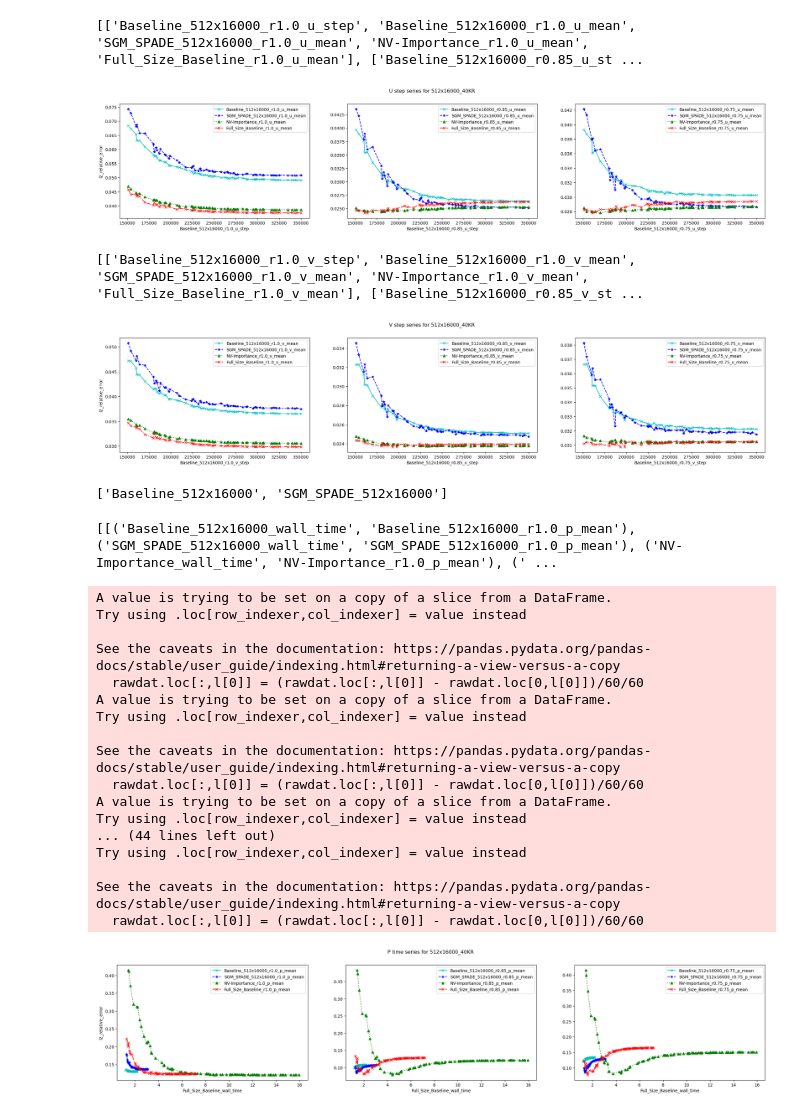
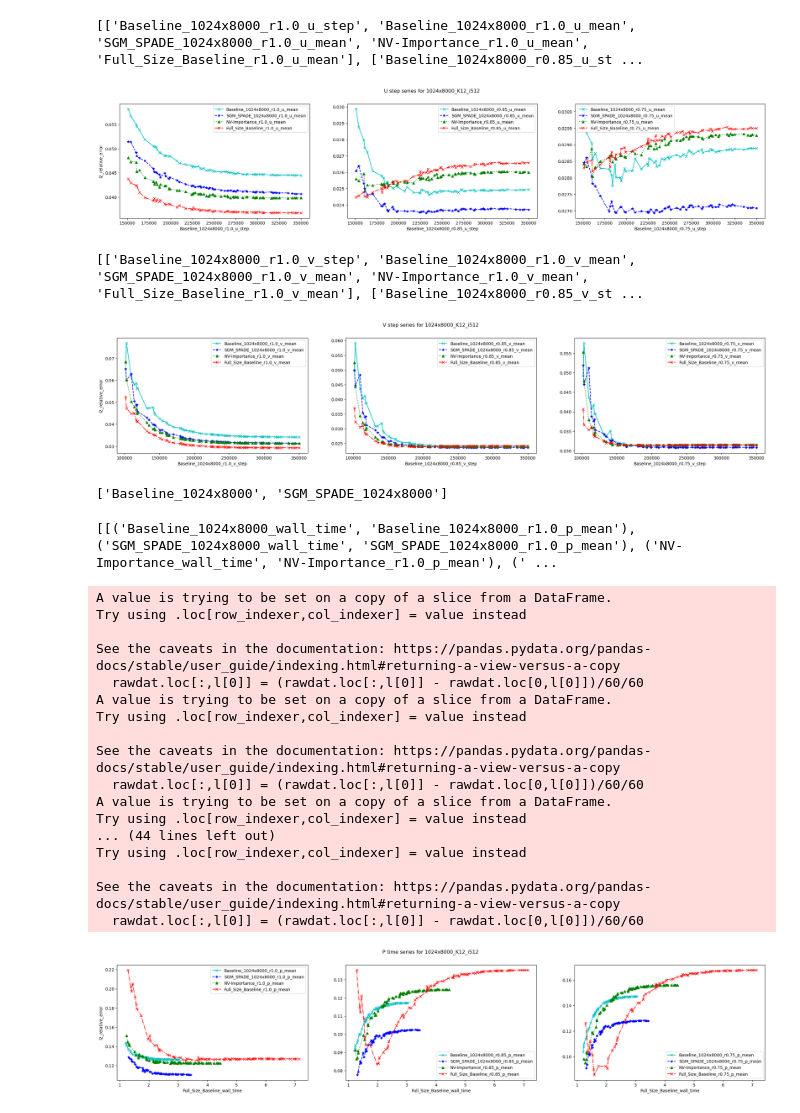
Before and after one commit to janticev/tensorboard-aggregator-modulus22, a Jupyter notebook: datagrabbing copy 5.ipynb, the cells around one changed output. Cells and saved outputs as stored; diff of their text form; code cells hidden in the pictures.

```diff
--- a/datagrabbing copy 5.ipynb
+++ b/datagrabbing copy 5.ipynb
@@ -8,13 +8,13 @@ variablesSplit = 'l2_relative_error_'
 validatorsRename = {'validator':'r1.0','validator_2':'r0.85','validator_3':'r0.75'}
 variablesID = 'validator'
 #TODO get subfolders automatically
-subfolders = ['Baseline_512x16000','SGM_SPADE_512x16000','NV-Importance','Full_Size_Baseline']
+subfolders = ['Baseline_1024x8000','SGM_SPADE_1024x8000','NV-Importance','Full_Size_Baseline']
 
 # run aggregates with these subfoldetrs
 #folder = 'C:/Users/jacec/Documents/Test_Runs/'
 folder = 'C:/Users/John Anticev/Documents/SCHOOL/aggregator_runs/'
 #aggregates = [folder+f+'/aggregates/' for f in os.listdir(folder) if os.path.isdir(folder+f)][0:1]
-aggregates = [folder+f+'/aggregates/' for f in ['512x16000_40KR'] if os.path.isdir(folder+f)]
+aggregates = [folder+f+'/aggregates/' for f in ['1024x8000_K12_i512'] if os.path.isdir(folder+f)]
 #all results will be in /aggregates, separated by tags from subfolders
 #find all validation files separated by subfolder
 files = []
@@ -113,7 +113,7 @@ agNames
 #plot step series p
 plotVars_p_allValidators = [[f'{subfolders[0]}_{j}_p_step'] + [f'{i}_{j}_p_mean' for i in subfolders ] for j in validatorsRename.values()]
 print(plotVars_p_allValidators)
-stepFilter = dataframes[0][f'{subfolders[0]}_r1.0_p_step'] >= 150000
+stepFilter = dataframes[0][f'{subfolders[0]}_r1.0_p_step'] >= 50000
 def set_cycler(ax):
     ax.set_prop_cycle(plt.cycler('color', ['r', 'b', 'g', 'c'])+
                       plt.cycler('linestyle', ['-','--',':','-.'])+
@@ -154,13 +154,13 @@ for i in range(len(dataframes)):
         set_cycler(axes[k])
         dataframes[i][j][stepFilter].plot(x=j[0],ax=axes[k])
 # %% [output]
-[['Baseline_512x16000_r1.0_u_step', 'Baseline_512x16000_r1.0_u_mean', 'SGM_SPADE_512x16000_r1.0_u_mean', 'NV-Importance_r1.0_u_mean', 'Full_Size_Baseline_r1.0_u_mean'], ['Baseline_512x16000_r0.85_u_st ...
+[['Baseline_1024x8000_r1.0_u_step', 'Baseline_1024x8000_r1.0_u_mean', 'SGM_SPADE_1024x8000_r1.0_u_mean', 'NV-Importance_r1.0_u_mean', 'Full_Size_Baseline_r1.0_u_mean'], ['Baseline_1024x8000_r0.85_u_st ...
-[figure, old version]
+[figure, new version]
 # %%
 #plot step series v
 plotVars_p_allValidators = [[f'{subfolders[0]}_{j}_v_step'] + [f'{i}_{j}_v_mean' for i in subfolders ] for j in validatorsRename.values()]
 print(plotVars_p_allValidators)
-stepFilter = dataframes[0][f'{subfolders[0]}_r1.0_v_step'] >= 150000
+stepFilter = dataframes[0][f'{subfolders[0]}_r1.0_v_step'] >= 100000
 #fmt = '[marker][line][color]' linestyle='--', marker='o', color='b'
 #fmts = ['-r','--*b',':^g','-.xc']
 #formats = {'marker':['.','*','^','x'], 'linestyle':['-','--',':','-.'], 'color':['r','b','g','c']}
@@ -173,12 +173,12 @@ for i in range(len(dataframes)):
         set_cycler(axes[k])
         dataframes[i][j][stepFilter].plot(x=j[0],ax=axes[k])
 # %% [output]
-[['Baseline_512x16000_r1.0_v_step', 'Baseline_512x16000_r1.0_v_mean', 'SGM_SPADE_512x16000_r1.0_v_mean', 'NV-Importance_r1.0_v_mean', 'Full_Size_Baseline_r1.0_v_mean'], ['Baseline_512x16000_r0.85_v_st ...
+[['Baseline_1024x8000_r1.0_v_step', 'Baseline_1024x8000_r1.0_v_mean', 'SGM_SPADE_1024x8000_r1.0_v_mean', 'NV-Importance_r1.0_v_mean', 'Full_Size_Baseline_r1.0_v_mean'], ['Baseline_1024x8000_r0.85_v_st ...
-[figure, old version]
+[figure, new version]
 # %%
 subfolders[slice(0,2)]
 # %% [output]
-['Baseline_512x16000', 'SGM_SPADE_512x16000']
+['Baseline_1024x8000', 'SGM_SPADE_1024x8000']
 # %%
 #plot time series p
 plotVar = 'p'
@@ -201,8 +201,10 @@ for i in range(len(dataframes)):
     fig, axes = plt.subplots(nrows=1, ncols=3, figsize = (28,5))
     fig.suptitle(f'{str.upper(plotVar)} time series for {agNames[i]}')
     axes[0].set_ylabel('l2_relative_error')
+    ylims = [(.011,.014),(.08,.16),(.08,.16)]
     for k,j in enumerate(plotVars_p_allValidators):
         set_cycler(axes[k])
+        #axes[k].set_ylim(*ylims[k])
         for l in j:
             rawdat = dataframes[i][list(l)]
             rawdat.loc[:,l[0]] = (rawdat.loc[:,l[0]] - rawdat.loc[0,l[0]])/60/60
@@ -213,35 +215,35 @@ for i in range(len(dataframes)):
 # rawdat = dataframes[0][['SGM_SPADE_validator_2_p_step','SGM_SPADE_wall_time','test_wall_time',
 #                         'SGM_SPADE_validator_2_p_mean','test_validator_2_p_mean']
 #               ][dataframes[0]['SGM_SPADE_validator_2_p_step'] >= 150000]
 # rawdat.loc[:,'SGM_SPADE_wall_time'] = (rawdat.loc[:,'SGM_SPADE_wall_time'] - rawdat.loc[0,'SGM_SPADE_wall_time'])/60/60
 # rawdat.loc[:,'test_wall_time'] = (rawdat.loc[:,'test_wall_time'] - rawdat.loc[0,'test_wall_time'])/60/60
 # #.plot(x='SGM_SPADE_validator_2_p_step', y = 'SGM_SPADE_validator_2_p_mean')
 
 # #[dataframes[0]['SGM_SPADE_validator_3_p_step'] >= 150000]
 
 # ax = rawdat.plot(x='SGM_SPADE_wall_time', y = 'SGM_SPADE_validator_2_p_mean')
 # rawdat.plot(x='test_wall_time', y = 'test_validator_2_p_mean', ax=ax)
 # plt.show()
 # %% [output]
-[[('Baseline_512x16000_wall_time', 'Baseline_512x16000_r1.0_p_mean'), ('SGM_SPADE_512x16000_wall_time', 'SGM_SPADE_512x16000_r1.0_p_mean'), ('NV-Importance_wall_time', 'NV-Importance_r1.0_p_mean'), (' ...
+[[('Baseline_1024x8000_wall_time', 'Baseline_1024x8000_r1.0_p_mean'), ('SGM_SPADE_1024x8000_wall_time', 'SGM_SPADE_1024x8000_r1.0_p_mean'), ('NV-Importance_wall_time', 'NV-Importance_r1.0_p_mean'), (' ...
 A value is trying to be set on a copy of a slice from a DataFrame.
 Try using .loc[row_indexer,col_indexer] = value instead
 
 See the caveats in the documentation: https://pandas.pydata.org/pandas-docs/stable/user_guide/indexing.html#returning-a-view-versus-a-copy
   rawdat.loc[:,l[0]] = (rawdat.loc[:,l[0]] - rawdat.loc[0,l[0]])/60/60
 A value is trying to be set on a copy of a slice from a DataFrame.
 Try using .loc[row_indexer,col_indexer] = value instead
 
 See the caveats in the documentation: https://pandas.pydata.org/pandas-docs/stable/user_guide/indexing.html#returning-a-view-versus-a-copy
   rawdat.loc[:,l[0]] = (rawdat.loc[:,l[0]] - rawdat.loc[0,l[0]])/60/60
 A value is trying to be set on a copy of a slice from a DataFrame.
 Try using .loc[row_indexer,col_indexer] = value instead
 ... (44 lines left out)
 Try using .loc[row_indexer,col_indexer] = value instead
 
 See the caveats in the documentation: https://pandas.pydata.org/pandas-docs/stable/user_guide/indexing.html#returning-a-view-versus-a-copy
   rawdat.loc[:,l[0]] = (rawdat.loc[:,l[0]] - rawdat.loc[0,l[0]])/60/60
-[figure, old version]
+[figure, new version]
 # %%
 #plot time series u
 plotVar = 'u'
```
Also changed, not shown: parts of 6 cells of this notebook, 11 other files.
